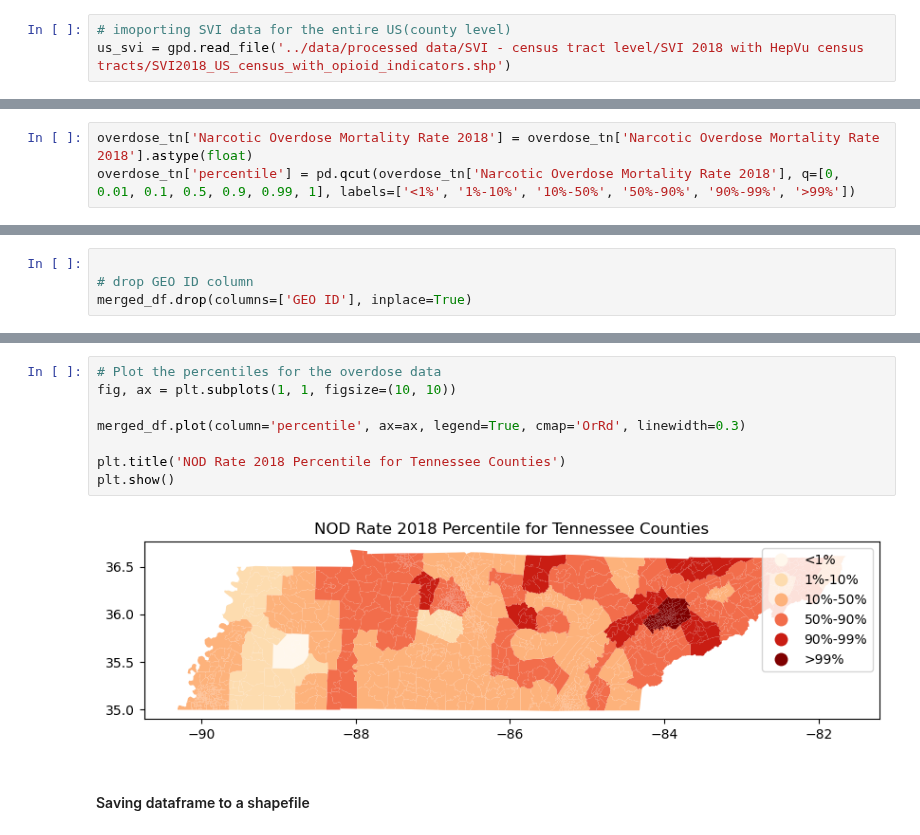
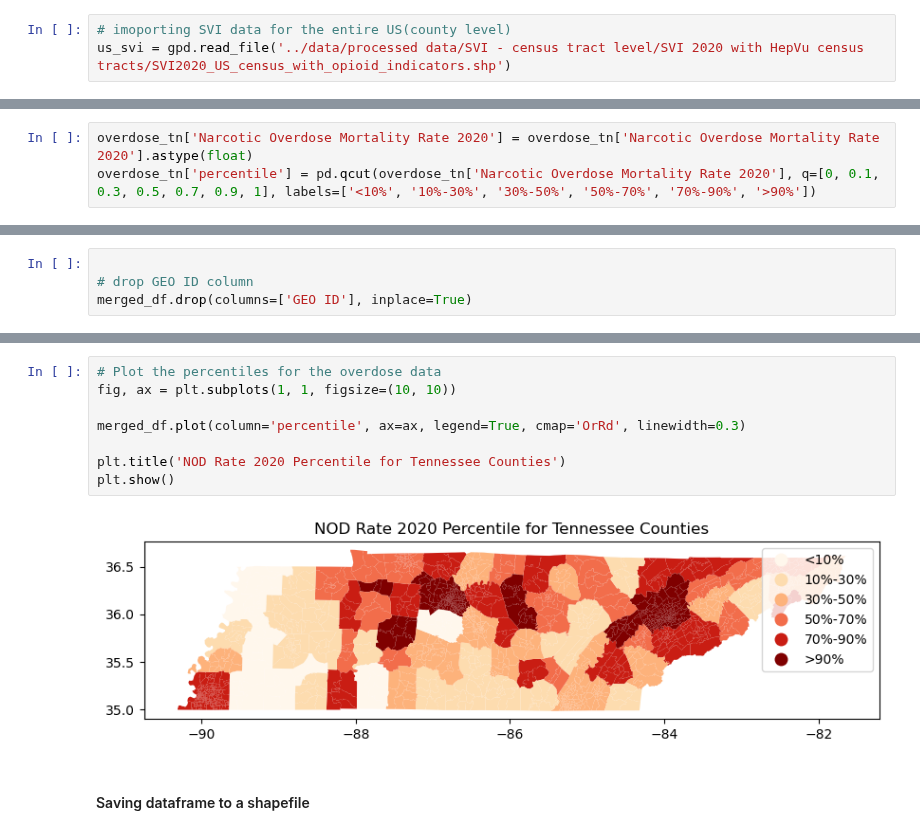
Before and after one commit to hashansl/opioid-risk-modeling, a Jupyter notebook: tennessee/data processing - tn filtering census tracts.ipynb, the cells around one changed output, grey strips where cells are left out. Cells and saved outputs as stored; diff of their text form.

```diff
--- a/tennessee/data processing - tn filtering census tracts.ipynb
+++ b/tennessee/data processing - tn filtering census tracts.ipynb
@@ -15,7 +15,7 @@ import warnings
 warnings.simplefilter(action='ignore', category=FutureWarning)
 # %%
 # imoporting SVI data for the entire US(county level)
-us_svi = gpd.read_file('../data/processed data/SVI - census tract level/SVI 2018 with HepVu census tracts/SVI2018_US_census_with_opioid_indicators.shp')
+us_svi = gpd.read_file('../data/processed data/SVI - census tract level/SVI 2020 with HepVu census tracts/SVI2020_US_census_with_opioid_indicators.shp')
 # %%
 # include only the Wyoming(census level data )
 filtered_svi_df = us_svi[us_svi['ST_ABBR'].isin(['TN'])]
@@ -75,8 +75,8 @@ overdose_tn = overdose_df[overdose_df['State Abbreviation'].isin(['TN'])]
 # %% [markdown]
 ##### Adding percentils for the OD year 2018
 # %%
-overdose_tn['Narcotic Overdose Mortality Rate 2018'] = overdose_tn['Narcotic Overdose Mortality Rate 2018'].astype(float)
-overdose_tn['percentile'] = pd.qcut(overdose_tn['Narcotic Overdose Mortality Rate 2018'], q=[0, 0.01, 0.1, 0.5, 0.9, 0.99, 1], labels=['<1%', '1%-10%', '10%-50%', '50%-90%', '90%-99%', '>99%'])
+overdose_tn['Narcotic Overdose Mortality Rate 2020'] = overdose_tn['Narcotic Overdose Mortality Rate 2020'].astype(float)
+overdose_tn['percentile'] = pd.qcut(overdose_tn['Narcotic Overdose Mortality Rate 2020'], q=[0, 0.1, 0.3, 0.5, 0.7, 0.9, 1], labels=['<10%', '10%-30%', '30%-50%', '50%-70%', '70%-90%', '>90%'])
 # %% [output]
 A value is trying to be set on a copy of a slice from a DataFrame.
 Try using .loc[row_indexer,col_indexer] = value instead
@@ -117,13 +117,13 @@ merged_df.head(3)
 # %%
 # Plot the percentiles for the overdose data
 fig, ax = plt.subplots(1, 1, figsize=(10, 10))
 
 merged_df.plot(column='percentile', ax=ax, legend=True, cmap='OrRd', linewidth=0.3)
 
-plt.title('NOD Rate 2018 Percentile for Tennessee Counties')
+plt.title('NOD Rate 2020 Percentile for Tennessee Counties')
 plt.show()
 # %% [output]
-[figure, old version]
+[figure, new version]
 # %% [markdown]
 #### Saving dataframe to a shapefile
 # %%
```
Also changed, not shown: parts of 5 cells of this notebook.
